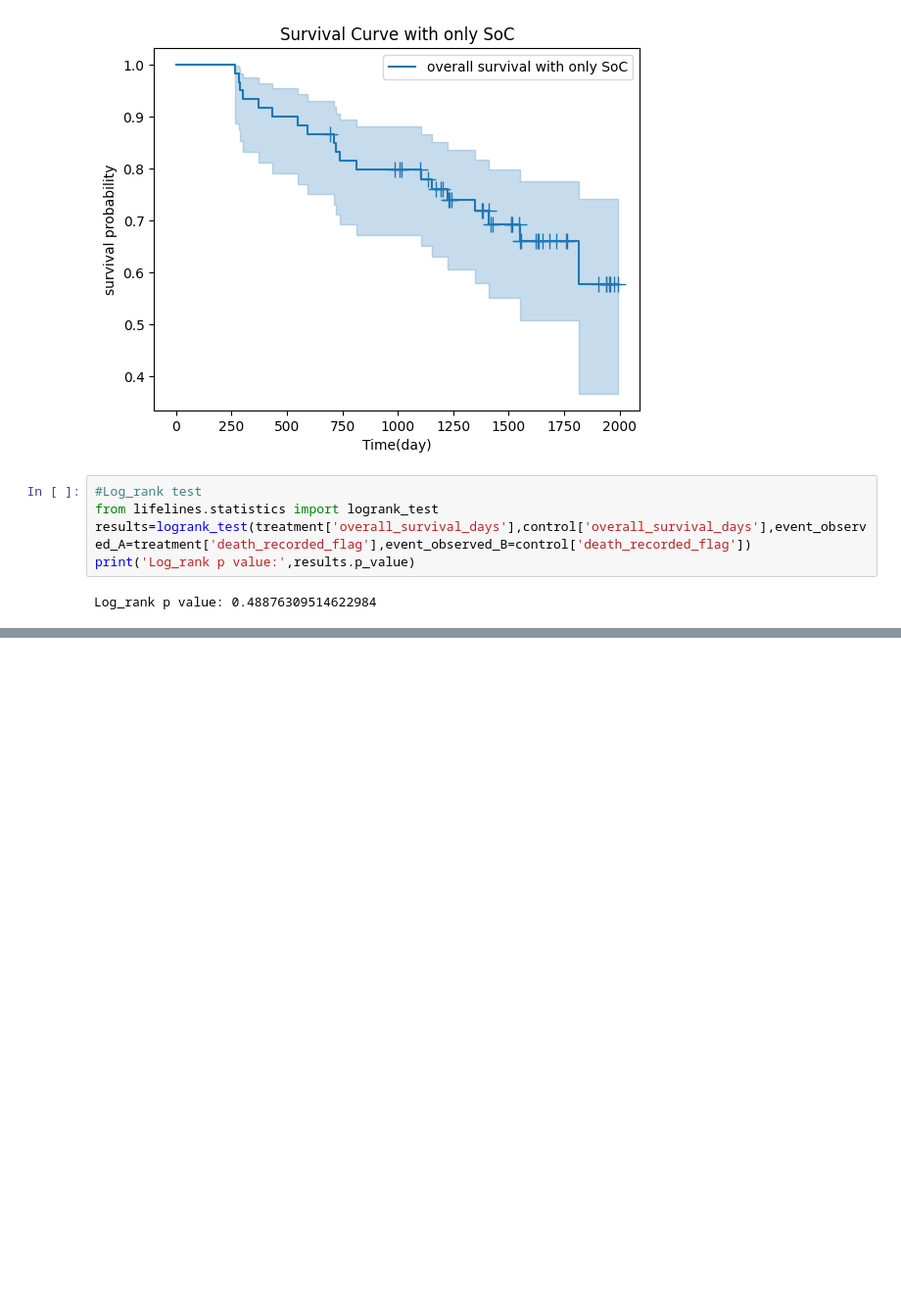
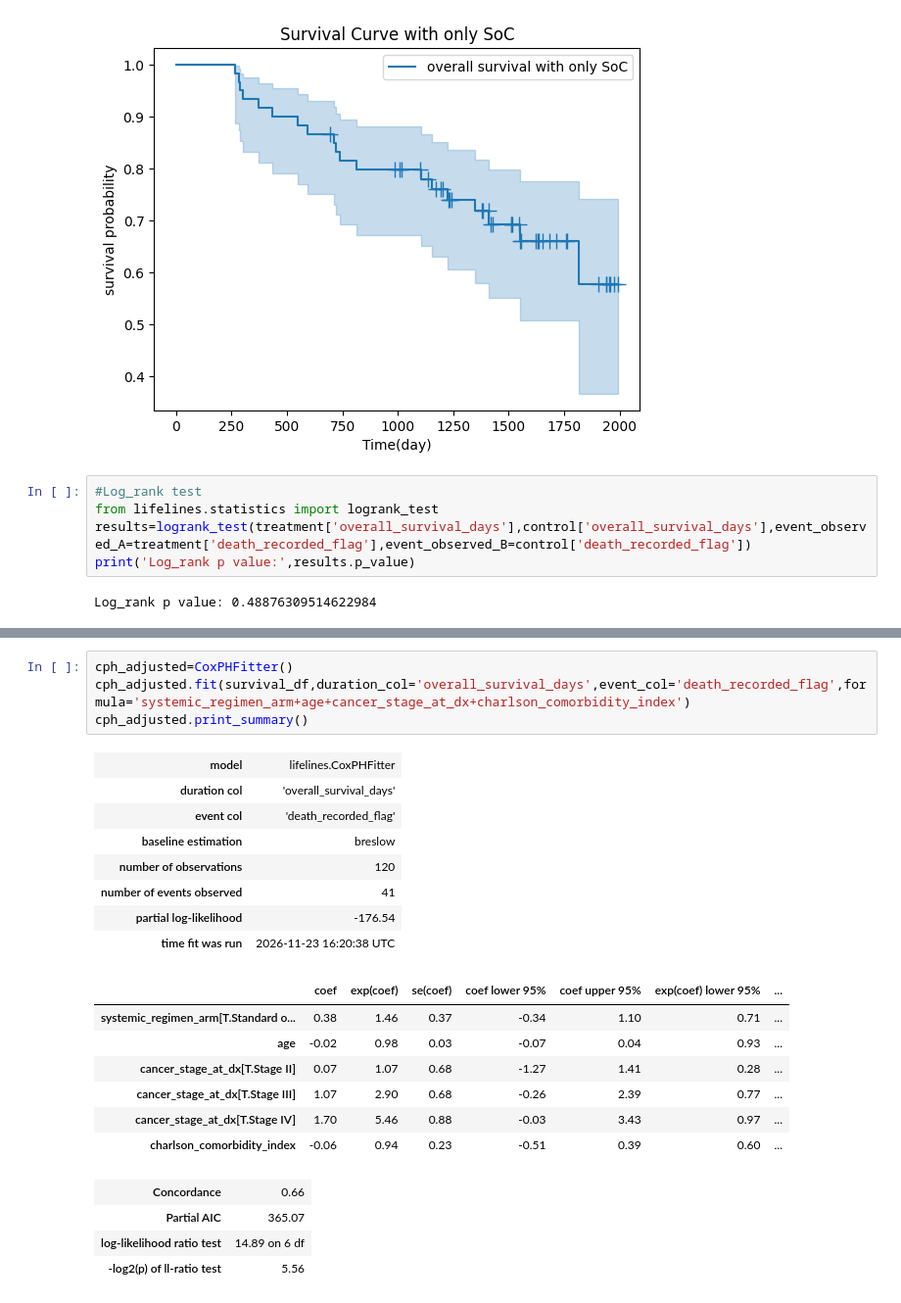
Before and after one commit to Olivia84-gif/UCL-health-data, a Jupyter notebook: survival analysis-health data project.ipynb, the cells around one changed output, grey strips where cells are left out. Shown at 98% size. Drawn from its saved outputs; the diff is of its cells as text; blank space fills up the shorter version.

```diff
--- a/survival analysis-health data project.ipynb
+++ b/survival analysis-health data project.ipynb
@@ -176,6 +247,30 @@ cph.print_summary()
 | Partial AIC | 365.07 |
 | log-likelihood ratio test | 14.89 on 6 df |
 | -log2(p) of ll-ratio test | 5.56 |
+# %%
+cph_adjusted=CoxPHFitter()
+cph_adjusted.fit(survival_df,duration_col='overall_survival_days',event_col='death_recorded_flag',formula='systemic_regimen_arm+age+cancer_stage_at_dx+charlson_comorbidity_index')
+cph_adjusted.print_summary()
+# %% [output]
+| model | lifelines.CoxPHFitter |
+| duration col | 'overall_survival_days' |
+| event col | 'death_recorded_flag' |
+| baseline estimation | breslow |
+| number of observations | 120 |
+| number of events observed | 41 |
+| partial log-likelihood | -176.54 |
+| time fit was run | 2026-11-23 16:20:38 UTC |
+|  | coef | exp(coef) | se(coef) | coef lower 95% | coef upper 95% | exp(coef) lower 95% | ... |
+| systemic_regimen_arm[T.Standard o... | 0.38 | 1.46 | 0.37 | -0.34 | 1.10 | 0.71 | ... |
+| age | -0.02 | 0.98 | 0.03 | -0.07 | 0.04 | 0.93 | ... |
+| cancer_stage_at_dx[T.Stage II] | 0.07 | 1.07 | 0.68 | -1.27 | 1.41 | 0.28 | ... |
+| cancer_stage_at_dx[T.Stage III] | 1.07 | 2.90 | 0.68 | -0.26 | 2.39 | 0.77 | ... |
+| cancer_stage_at_dx[T.Stage IV] | 1.70 | 5.46 | 0.88 | -0.03 | 3.43 | 0.97 | ... |
+| charlson_comorbidity_index | -0.06 | 0.94 | 0.23 | -0.51 | 0.39 | 0.60 | ... |
+| Concordance | 0.66 |
+| Partial AIC | 365.07 |
+| log-likelihood ratio test | 14.89 on 6 df |
+| -log2(p) of ll-ratio test | 5.56 |
 # %%
 #check model assumption
 cph.check_assumptions(cox_df,p_value_threshold=0.05,show_plots=True)
```
Also changed, not shown: parts of 14 cells of this notebook.
